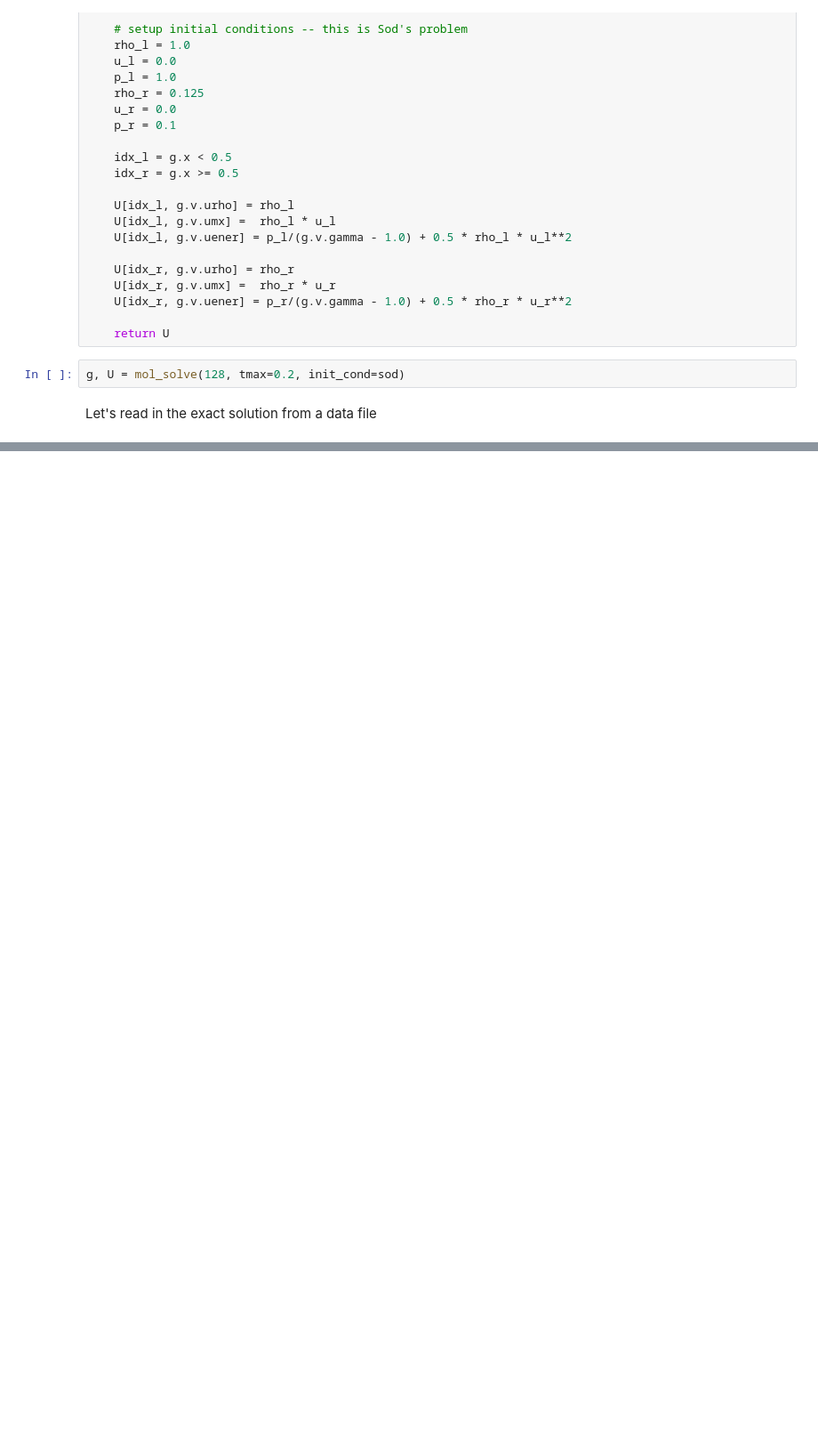
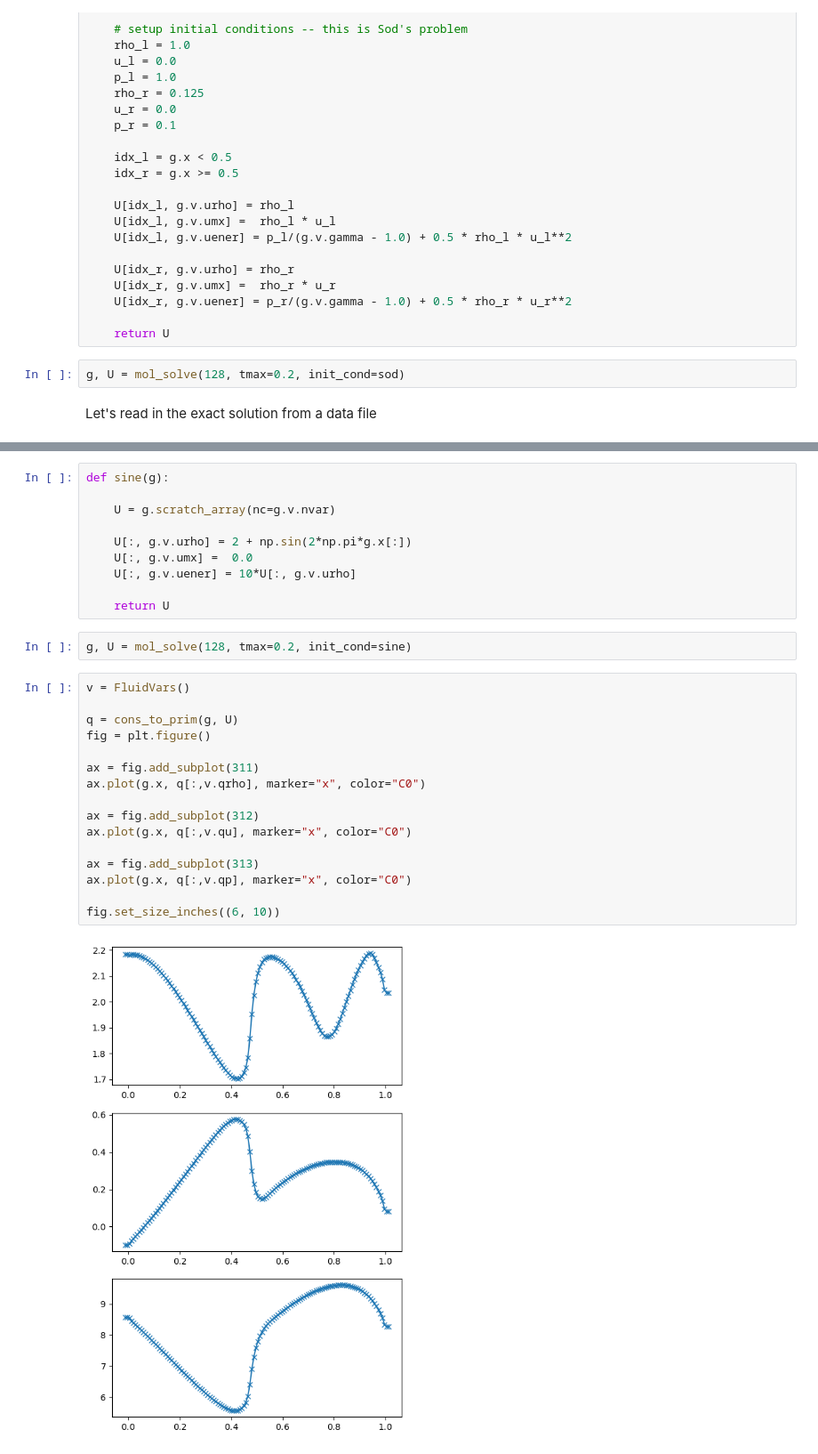
Before and after one commit to zingale/comp_astro_tutorial, a Jupyter notebook: content/07-euler/07-euler-solver.ipynb, the cells around one changed output, grey strips where cells are left out. Shown at 89% size. Drawn from its saved outputs; the diff is of its cells as text; blank space fills up the shorter version.

```diff
--- a/content/07-euler/07-euler-solver.ipynb
+++ b/content/07-euler/07-euler-solver.ipynb
@@ -333,0 +348,30 @@ plt.plot(sod["x"], sod["rho"], color="C1")
+# %%
+def sine(g):
+
+    U = g.scratch_array(nc=g.v.nvar)
+
+    U[:, g.v.urho] = 2 + np.sin(2*np.pi*g.x[:])
+    U[:, g.v.umx] =  0.0
+    U[:, g.v.uener] = 10*U[:, g.v.urho]
+
+    return U
+# %%
+g, U = mol_solve(128, tmax=0.2, init_cond=sine)
+# %%
+v = FluidVars()
+
+q = cons_to_prim(g, U)
+fig = plt.figure()
+
+ax = fig.add_subplot(311)
+ax.plot(g.x, q[:,v.qrho], marker="x", color="C0")
+
+ax = fig.add_subplot(312)
+ax.plot(g.x, q[:,v.qu], marker="x", color="C0")
+
+ax = fig.add_subplot(313)
+ax.plot(g.x, q[:,v.qp], marker="x", color="C0")
+
+fig.set_size_inches((6, 10))
+# %% [output]
+[figure, added]
```
Also changed, not shown: parts of 4 cells of this notebook, 5 other files.
